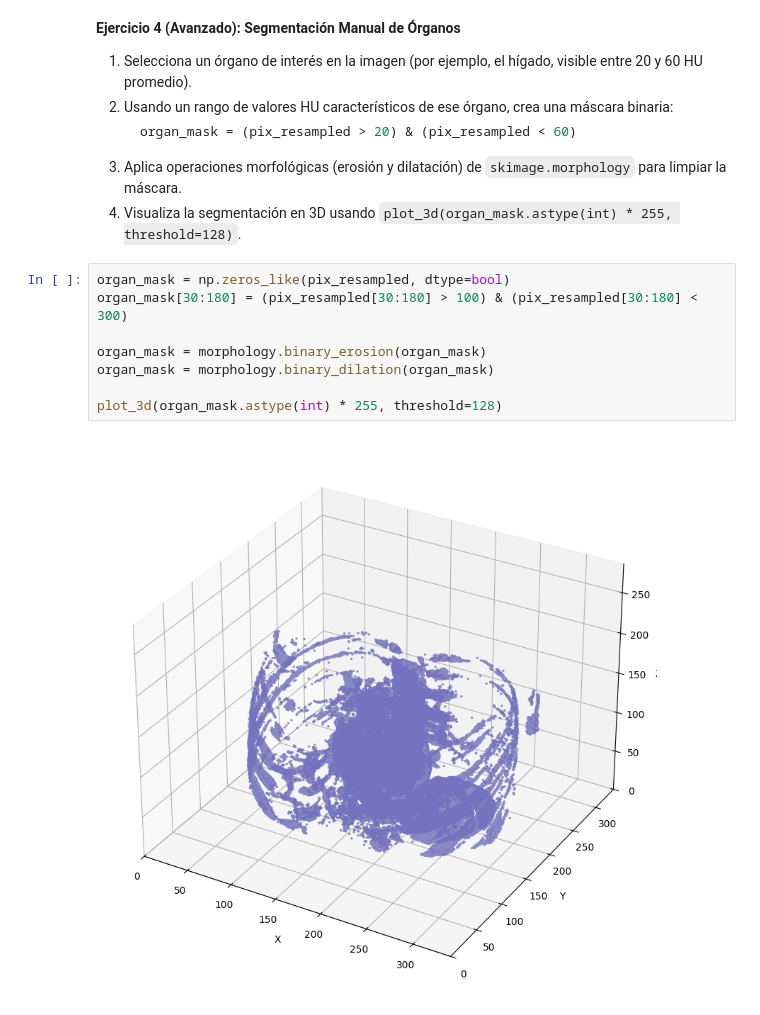
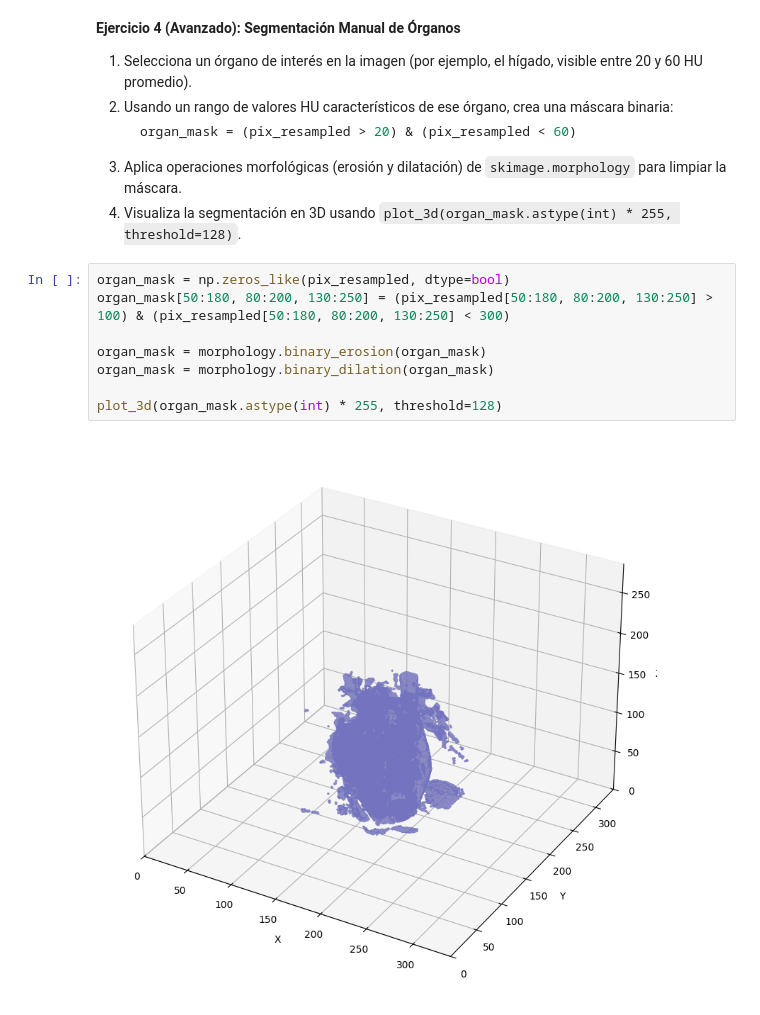
Before and after one commit to Pantareje/dsp_2025, a Jupyter notebook: notebook_04.ipynb, the cells around one changed output. Cells and saved outputs as stored; diff of their text form.

```diff
--- a/notebook_04.ipynb
+++ b/notebook_04.ipynb
@@ -423,11 +423,11 @@ plt.show()
 4.  Visualiza la segmentación en 3D usando `plot_3d(organ_mask.astype(int) * 255, threshold=128)`.
 # %%
 organ_mask = np.zeros_like(pix_resampled, dtype=bool)
-organ_mask[30:180] = (pix_resampled[30:180] > 100) & (pix_resampled[30:180] < 300)
+organ_mask[50:180, 80:200, 130:250] = (pix_resampled[50:180, 80:200, 130:250] > 100) & (pix_resampled[50:180, 80:200, 130:250] < 300)
 
 organ_mask = morphology.binary_erosion(organ_mask)
 organ_mask = morphology.binary_dilation(organ_mask)
 
 plot_3d(organ_mask.astype(int) * 255, threshold=128)
 # %% [output]
-[figure, old version]
+[figure, new version]
```
Also changed, not shown: parts of 2 cells of this notebook, 1 other file.
